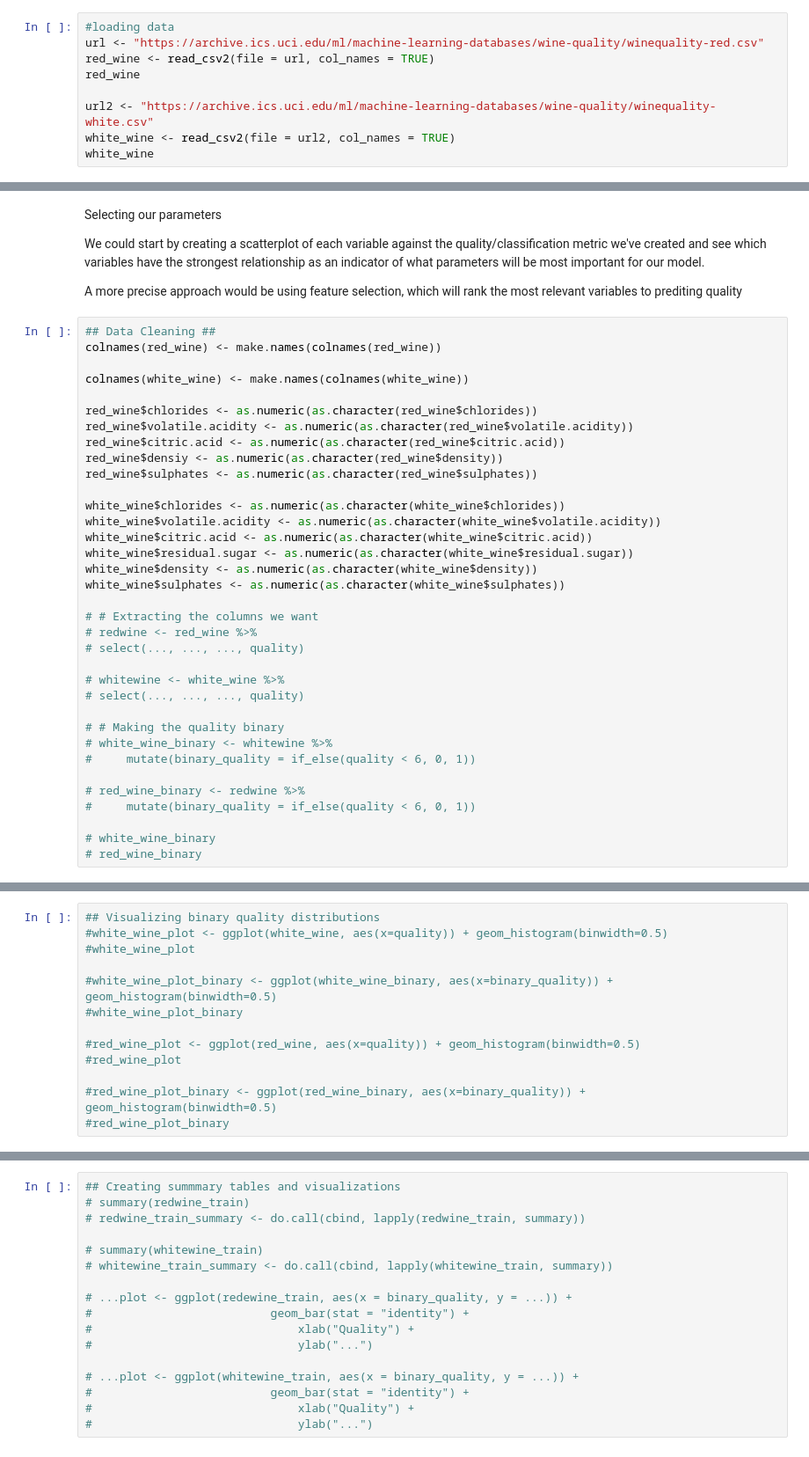
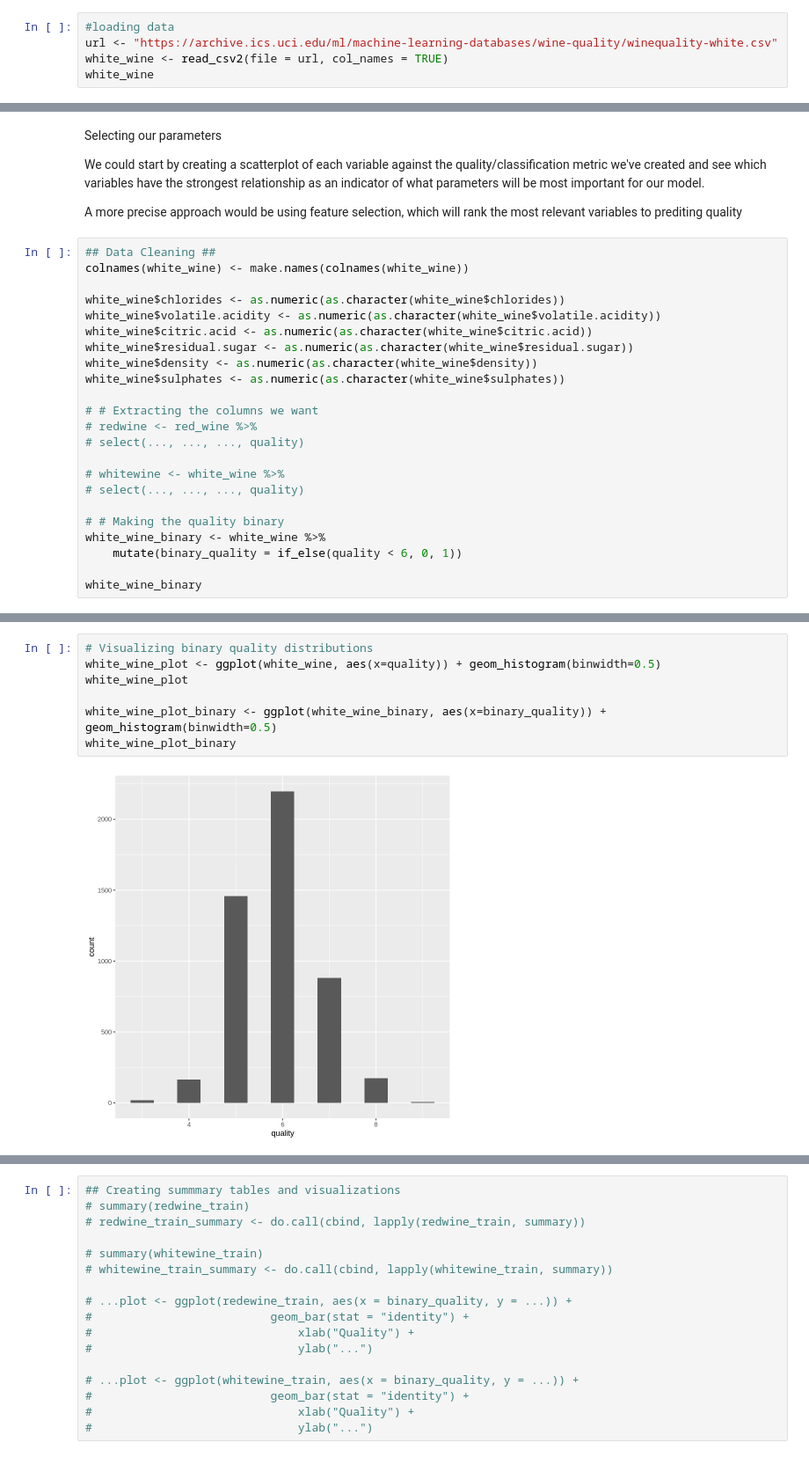
Before and after one commit to toluam/ds_group12_project, a Jupyter notebook: wine_notebook.ipynb, the cells around one changed output, grey strips where cells are left out. Shown: that part at 88% size. Drawn from its saved outputs; the diff is of its cells as text.

Commit message:
Changed to white wine only
removed all red wine mentions

```diff
--- a/wine_notebook.ipynb
+++ b/wine_notebook.ipynb
@@ -24,11 +6,7 @@ Warning message:
 # %%
 #loading data
-url <- "https://archive.ics.uci.edu/ml/machine-learning-databases/wine-quality/winequality-red.csv"
-red_wine <- read_csv2(file = url, col_names = TRUE)
-red_wine
-
-url2 <- "https://archive.ics.uci.edu/ml/machine-learning-databases/wine-quality/winequality-white.csv"
-white_wine <- read_csv2(file = url2, col_names = TRUE)
+url <- "https://archive.ics.uci.edu/ml/machine-learning-databases/wine-quality/winequality-white.csv"
+white_wine <- read_csv2(file = url, col_names = TRUE)
 white_wine
 # %% [output]
 Using ',' as decimal and '.' as grouping mark. Use read_delim() for more control.
@@ -93,15 +44,7 @@ We could start by creating a scatterplot of each variable against the quality/cl
 A more precise approach would be using feature selection, which will rank the most relevant variables to prediting quality
 # %%
 ## Data Cleaning ##
-colnames(red_wine) <- make.names(colnames(red_wine))
-
 colnames(white_wine) <- make.names(colnames(white_wine))
-
-red_wine$chlorides <- as.numeric(as.character(red_wine$chlorides))
-red_wine$volatile.acidity <- as.numeric(as.character(red_wine$volatile.acidity))
-red_wine$citric.acid <- as.numeric(as.character(red_wine$citric.acid))
-red_wine$densiy <- as.numeric(as.character(red_wine$density))
-red_wine$sulphates <- as.numeric(as.character(red_wine$sulphates))
 
 white_wine$chlorides <- as.numeric(as.character(white_wine$chlorides))
 white_wine$volatile.acidity <- as.numeric(as.character(white_wine$volatile.acidity))
@@ -118,12 +61,8 @@ white_wine$sulphates <- as.numeric(as.character(white_wine$sulphates))
 # select(..., ..., ..., quality)
 
 # # Making the quality binary
-# white_wine_binary <- whitewine %>%
-#     mutate(binary_quality = if_else(quality < 6, 0, 1))
+white_wine_binary <- white_wine %>%
+    mutate(binary_quality = if_else(quality < 6, 0, 1))
 
-# red_wine_binary <- redwine %>%
-#     mutate(binary_quality = if_else(quality < 6, 0, 1))
-
-# white_wine_binary
-# red_wine_binary
+white_wine_binary
 # %% [output]
@@ -142,13 +84,9 @@ ERROR: Error in eval_select_impl(NULL, .vars, expr(c(!!!dots)), include = .inclu
 # %%
-## Visualizing binary quality distributions
-#white_wine_plot <- ggplot(white_wine, aes(x=quality)) + geom_histogram(binwidth=0.5)
-#white_wine_plot
+# Visualizing binary quality distributions
+white_wine_plot <- ggplot(white_wine, aes(x=quality)) + geom_histogram(binwidth=0.5)
+white_wine_plot
 
-#white_wine_plot_binary <- ggplot(white_wine_binary, aes(x=binary_quality)) + geom_histogram(binwidth=0.5)
-#white_wine_plot_binary
-
-#red_wine_plot <- ggplot(red_wine, aes(x=quality)) + geom_histogram(binwidth=0.5)
-#red_wine_plot
-
-#red_wine_plot_binary <- ggplot(red_wine_binary, aes(x=binary_quality)) + geom_histogram(binwidth=0.5)
-#red_wine_plot_binary
+white_wine_plot_binary <- ggplot(white_wine_binary, aes(x=binary_quality)) + geom_histogram(binwidth=0.5)
+white_wine_plot_binary
+# %% [output]
+[figure, added]
```
Also changed, not shown: parts of 6 cells of this notebook.
